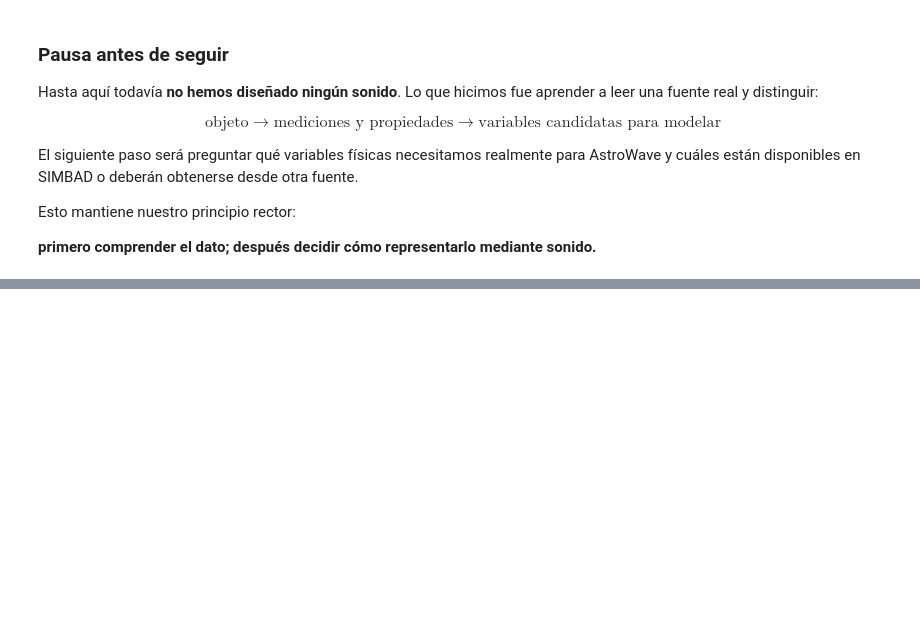
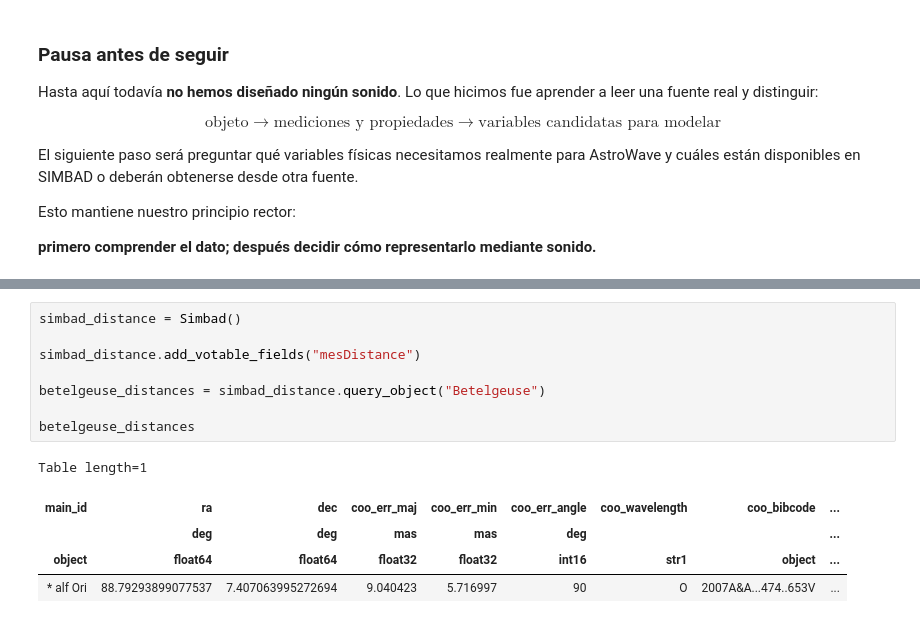
Before and after one commit to Kietth/ACUS220-AstroWave, a Jupyter notebook: 01_exploracion_datos_astronomicos.ipynb, the cells around one changed output, grey strips where cells are left out. Saved outputs shown, nothing was run; the diff lists cells and outputs as text; blank space fills up the shorter version.

```diff
--- a/01_exploracion_datos_astronomicos.ipynb
+++ b/01_exploracion_datos_astronomicos.ipynb
@@ -517,0 +728,14 @@ sonido.**
+# %%
+simbad_distance = Simbad()
+
+simbad_distance.add_votable_fields("mesDistance")
+
+betelgeuse_distances = simbad_distance.query_object("Betelgeuse")
+
+betelgeuse_distances
+# %% [output]
+Table length=1
+| main_id | ra | dec | coo_err_maj | coo_err_min | coo_err_angle | coo_wavelength | coo_bibcode | ... |
+|  | deg | deg | mas | mas | deg |  |  | ... |
+| object | float64 | float64 | float32 | float32 | int16 | str1 | object | ... |
+| * alf Ori | 88.79293899077537 | 7.407063995272694 | 9.040423 | 5.716997 | 90 | O | 2007A&A...474..653V | ... |
```
Also changed, not shown: parts of 13 cells of this notebook.
